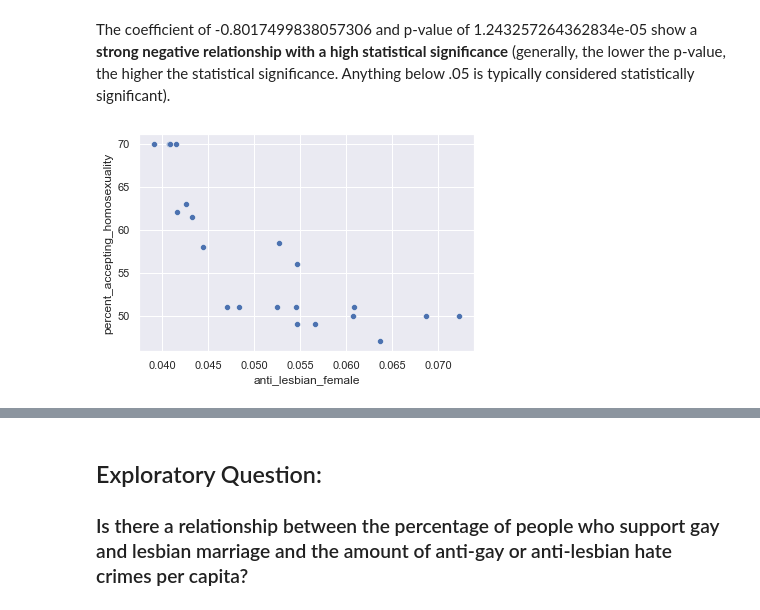
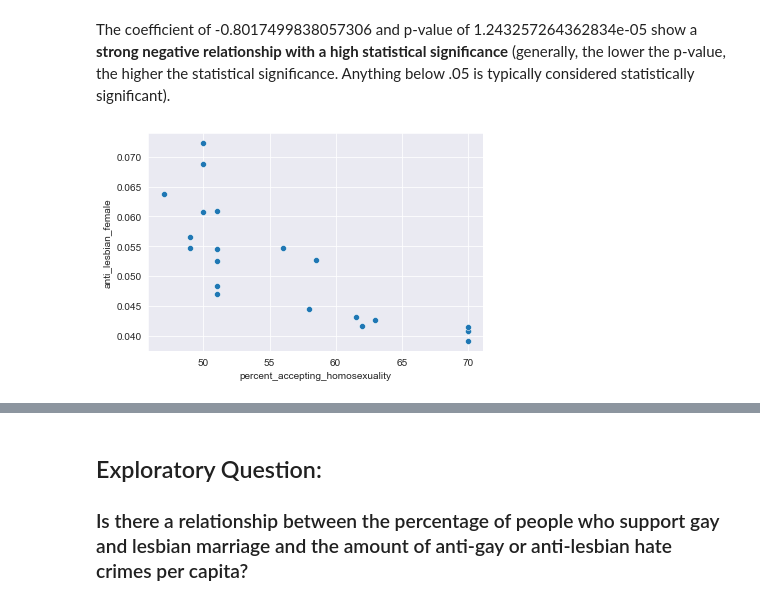
Before and after one commit to scdone/us_hate_crime_analysis_1991-2020, a Jupyter notebook: jupyter_notebooks/analysis/correlation_analysis.ipynb, the cells around one changed output, grey strips where cells are left out. Cells and saved outputs as stored; diff of their text form; code cells hidden in the pictures.

Commit message:
added graphs for political analysis

```diff
--- a/jupyter_notebooks/analysis/correlation_analysis.ipynb
+++ b/jupyter_notebooks/analysis/correlation_analysis.ipynb
@@ -99,0 +103,4 @@ df.rename(columns={"total_incidents_per_capita":"us_total_crimes_per_capita"}, i
+# %%
+df.anti_gay_male = df.anti_gay_male.astype(float)
+# %%
+df.anti_lesbian_female = df.anti_lesbian_female.astype(float)
@@ -99,0 +109,2 @@ df.rename(columns={"total_incidents_per_capita":"us_total_crimes_per_capita"}, i
+# %%
+df =df[['year', 'anti_black_or_african_american', 'anti_arab', 'anti_islamic_muslim', 'anti_gay_male', 'anti_lesbian_female', 'anti_hispanic_or_latino','us_total_crimes_per_capita', 'percent_favor_gay_marriage', 'percent_accepting_homosexuality', 'percent_satisfied_with_current_us', 'percent_favor_immigrants', 'percent_agree_islam_encourages_violence', 'percent_agree_discrimination_hurts_black_people']].copy()
@@ -113,0 +149,7 @@ sns.scatterplot(x=df['anti_gay_male'], y=df['percent_accepting_homosexuality']);
+# %%
+plt.figure(figsize=(10,8))
+sns.set(font_scale=1.5)
+fig1 = sns.regplot(x=df['percent_accepting_homosexuality'], y=df['anti_gay_male'])
+fig1.set(title="Relationship Between Anti-Gay Hate Crimes Per Capita and % of People Accepting of Homosexuality")
+fig1.set_xlabel("Percent of People Accepting of Homosexuality")
+fig1.set_ylabel("Anti-Gay Hate Crimes Per Capita");
@@ -118,6 +162,6 @@ pearsonr(df['anti_lesbian_female'], df['percent_accepting_homosexuality'])
 # %% [markdown]
 The coefficient of -0.8017499838057306 and p-value of 1.243257264362834e-05 show a **strong negative relationship with a high statistical significance** (generally, the lower the p-value, the higher the statistical significance. Anything below .05 is typically considered statistically significant).
 # %%
-sns.scatterplot(data=df, x=df['anti_lesbian_female'], y=df['percent_accepting_homosexuality']);
+sns.scatterplot(x=df['percent_accepting_homosexuality'], y=df['anti_lesbian_female']);
 # %% [output]
-[figure, old version]
+[figure, new version]
```
Also changed, not shown: parts of 19 cells of this notebook, 5 other files.
